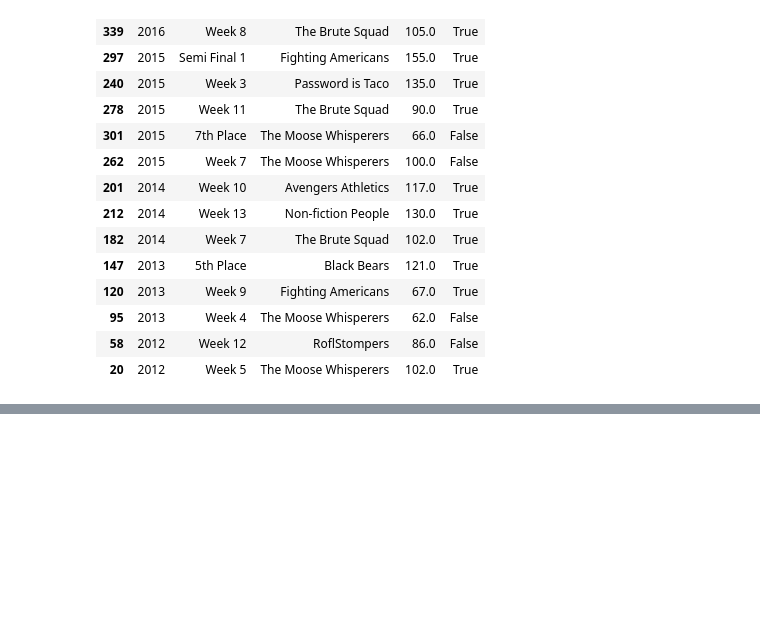
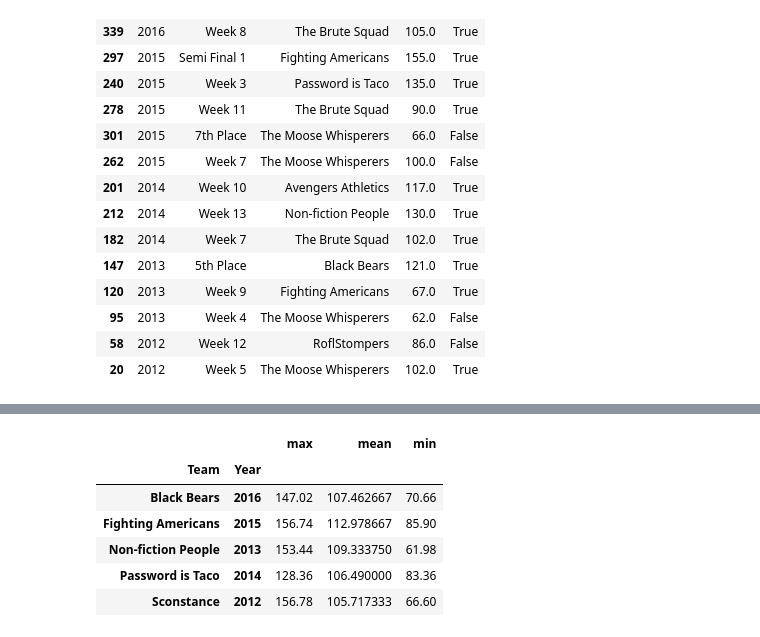
Before and after one commit to AgentCid/fantasy-football, a Jupyter notebook: fantasy-football.ipynb, the cells around one changed output, grey strips where cells are left out. Cells and saved outputs as stored; diff of their text form; code cells hidden in the pictures; blank space fills up the shorter version.

```diff
--- a/fantasy-football.ipynb
+++ b/fantasy-football.ipynb
@@ -130,0 +162,6 @@ np.polyfit(fred['Alphabetical'], fred['Score'], 1)
+# %%
+# champ scores by week
+week_scores = season_winners.merge(gbt, how='left', on=['Team', 'Year'])
+
+# wins per season
+week_scores.groupby(['Team', 'Year'])['Won'].agg(['sum'])
@@ -130,0 +176,16 @@ np.polyfit(fred['Alphabetical'], fred['Score'], 1)
+# %%
+# low, high, and average scores
+score_stats = week_scores.groupby(['Team', 'Year'])['Score'].agg(['min', 'max', 'mean']).sort_index(axis=1)
+
+# average of extremes and averages
+score_stats.median()
+
+score_stats
+# %% [output]
+|  |  | max | mean | min |
+| Team | Year |  |  |  |
+| Black Bears | 2016 | 147.02 | 107.462667 | 70.66 |
+| Fighting Americans | 2015 | 156.74 | 112.978667 | 85.90 |
+| Non-fiction People | 2013 | 153.44 | 109.333750 | 61.98 |
+| Password is Taco | 2014 | 128.36 | 106.490000 | 83.36 |
+| Sconstance | 2012 | 156.78 | 105.717333 | 66.60 |
```
Also changed, not shown: parts of 3 cells of this notebook, 2 other files.
